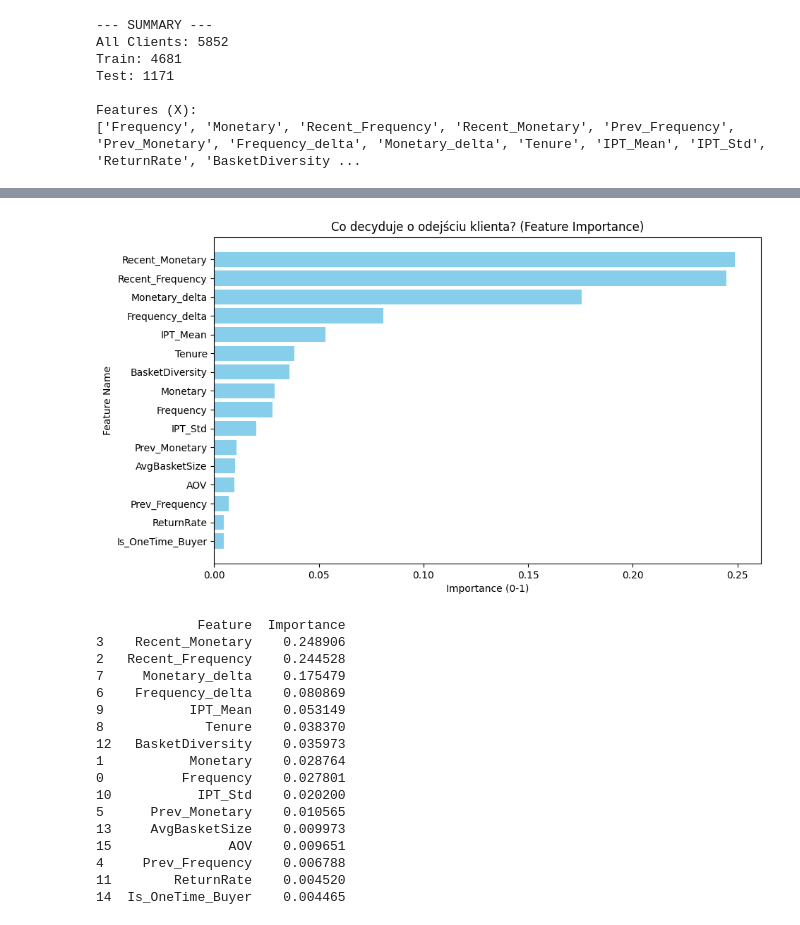
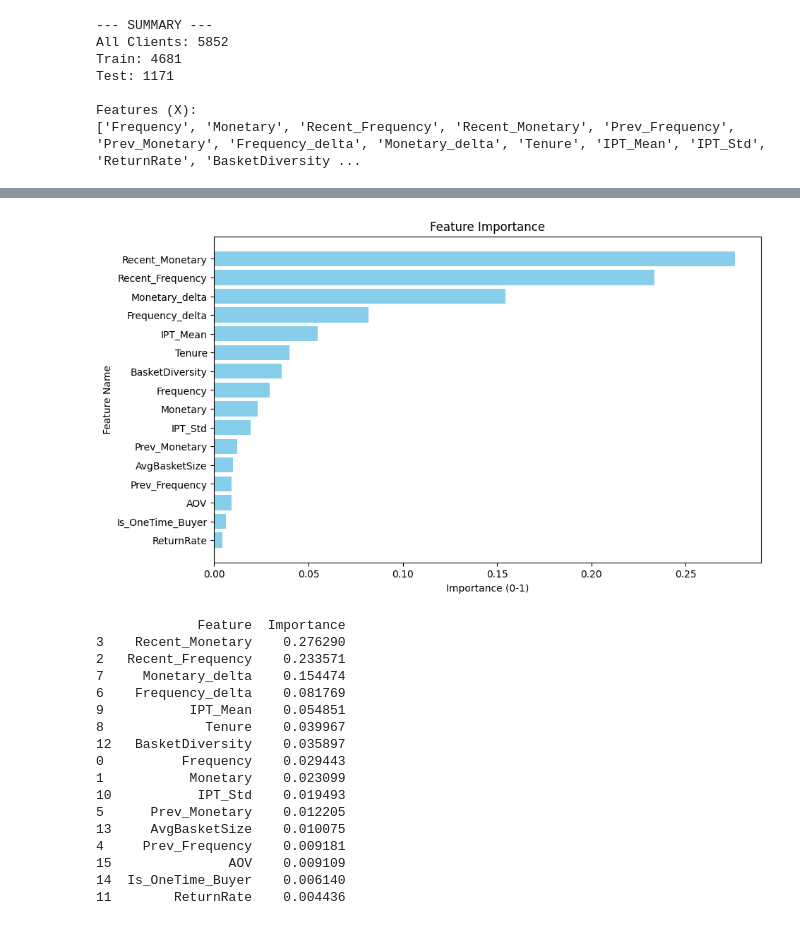
Before and after one commit to NovyQuant/Retention-Analysis-Churn-Risk-Scoring-System, a Jupyter notebook: Retention-Analysis.ipynb, the cells around one changed output, grey strips where cells are left out. Drawn from its saved outputs; the diff is of its cells as text; code cells hidden in the pictures.

Commit message:
Last Fix: Better Description, Feature Fix, Annual Revenue

```diff
--- a/Retention-Analysis.ipynb
+++ b/Retention-Analysis.ipynb
@@ -151,41 +162,41 @@ Features (X):
 ['Frequency', 'Monetary', 'Recent_Frequency', 'Recent_Monetary', 'Prev_Frequency', 'Prev_Monetary', 'Frequency_delta', 'Monetary_delta', 'Tenure', 'IPT_Mean', 'IPT_Std', 'ReturnRate', 'BasketDiversity ...
 # %%
 # STEP 4: Cross-Validation
-# 1. Definiujemy procedurę "Pętla w Pętli"
+# 1. Define CV
 cv_method = RepeatedStratifiedKFold(n_splits=5, n_repeats=3, random_state=42)
 
-# 2. Definiujemy siatkę parametrów do sprawdzenia
-# Ograniczyłem ją lekko, żebyś nie czekał godziny, ale nadal sprawdzi to co ważne.
+# 2. Define Parameters
+# With some restrictions
 param_grid = {
-    'n_estimators': [100, 200],         # Liczba drzew
-    'max_depth': [4, 6, 8],             # Głębokość (złożoność)
-    'min_samples_leaf': [1, 2, 4],      # Minimalna wielkość liścia (ochrona przed przeuczeniem)
-    'class_weight': ['balanced', None]  # Czy pomagać mniejszej klasie (Odeszli)?
+    'n_estimators': [100, 200],         # Number of trees
+    'max_depth': [4, 6, 8],             # Depth
+    'min_samples_leaf': [1, 2, 4],      # min. leaf sample
+    'class_weight': ['balanced', None]  # Class weight
 }
 
-print("🔍 Rozpoczynam Grid Search z podwójną pętlą walidacji...")
-print("To może chwilę potrwać (testujemy każdą opcję 15 razy!)... ☕")
+print("Starting Grid Search...")
+print("Wait for a minute")
 
-# 3. Konfigurujemy Grid Search
+# 3. Grid Search config
 rf_grid = GridSearchCV(
     estimator=RandomForestClassifier(random_state=42),
     param_grid=param_grid,
-    cv=cv_method,        # Tu wpinamy naszą "super-walidację"
-    scoring='accuracy',        # Optymalizujemy pod F1 (skuteczność wyłapywania odejść)
-    n_jobs=1,           # Używamy wszystkich rdzeni procesora
-    verbose=1            # Będzie pisać postępy
+    cv=cv_method,
+    scoring='f1', # F1 Optimalization
+    n_jobs=1,
+    verbose=1
 )
 
-# 4. Odpalamy maszynę
+# 4. Start
 rf_grid.fit(X_train, y_train)
 
-# 5. Wyniki
+# 5. Results
 print("-" * 30)
-print(f"🏆 Zwycięskie parametry: {rf_grid.best_params_}")
-print(f"💎 Najlepszy średni wynik F1: {rf_grid.best_score_:.2%}")
+print(f"🏆 Best Parameters: {rf_grid.best_params_}")
+print(f"💎 Best Average F1 Score: {rf_grid.best_score_:.2%}")
 print("-" * 30)
 
-# 6. Podmieniamy model na ten najlepszy ("Zwycięzcę")
+# 6. Swap model parameters with better ones.
 rf_model = rf_grid.best_estimator_
-print("✅ Model 'rf_model' został zaktualizowany do najlepszej wersji.")
+print("✅ Model Updated")
 # %% [output]
@@ -232,44 +243,44 @@ weighted avg       0.94      0.93      0.93      1171
 # %%
 # STEP 6: Features Importance
 # Importances of features
 importances = rf_model.feature_importances_
 feature_names = X.columns
 
 # Create Table
 feature_importance_df = pd.DataFrame({
     'Feature': feature_names,
     'Importance': importances
 }).sort_values(by='Importance', ascending=False)
 
 # Create Plot
 plt.figure(figsize=(10, 6))
 plt.barh(feature_importance_df['Feature'], feature_importance_df['Importance'], color='skyblue')
 plt.xlabel('Importance (0-1)')
 plt.ylabel('Feature Name')
-plt.title('Co decyduje o odejściu klienta? (Feature Importance)')
+plt.title('Feature Importance')
 plt.gca().invert_yaxis()
 plt.show()
 
 print(feature_importance_df)
 # %% [output]
-[figure, old version]
+[figure, new version]
              Feature  Importance
-3    Recent_Monetary    0.248906
-2   Recent_Frequency    0.244528
-7     Monetary_delta    0.175479
-6    Frequency_delta    0.080869
-9           IPT_Mean    0.053149
-8             Tenure    0.038370
-12   BasketDiversity    0.035973
-1           Monetary    0.028764
-0          Frequency    0.027801
-10           IPT_Std    0.020200
-5      Prev_Monetary    0.010565
-13     AvgBasketSize    0.009973
-15               AOV    0.009651
-4     Prev_Frequency    0.006788
-11        ReturnRate    0.004520
-14  Is_OneTime_Buyer    0.004465
+3    Recent_Monetary    0.276290
+2   Recent_Frequency    0.233571
+7     Monetary_delta    0.154474
+6    Frequency_delta    0.081769
+9           IPT_Mean    0.054851
+8             Tenure    0.039967
+12   BasketDiversity    0.035897
+0          Frequency    0.029443
+1           Monetary    0.023099
+10           IPT_Std    0.019493
+5      Prev_Monetary    0.012205
+13     AvgBasketSize    0.010075
+4     Prev_Frequency    0.009181
+15               AOV    0.009109
+14  Is_OneTime_Buyer    0.006140
+11        ReturnRate    0.004436
 # %%
 # STEP 7: Segmentation
 # 1. Get probabilities for Class 1 (Churn/Leaving)
```
Also changed, not shown: parts of 6 cells of this notebook, 2 other files.
